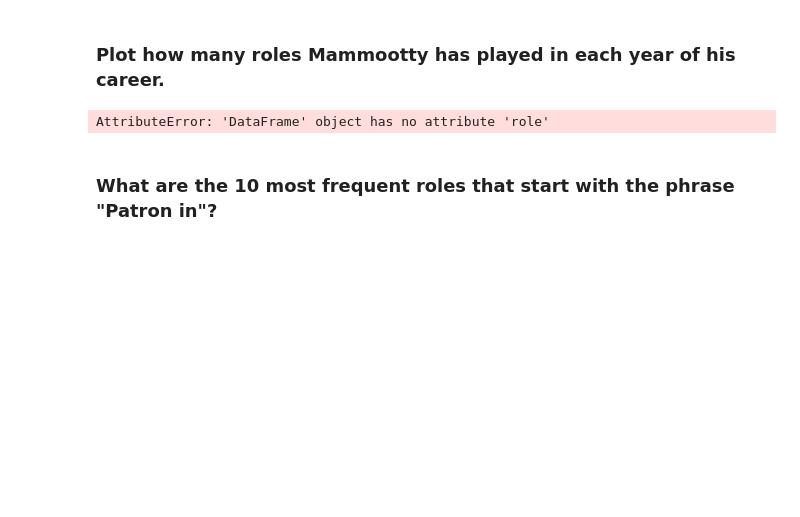
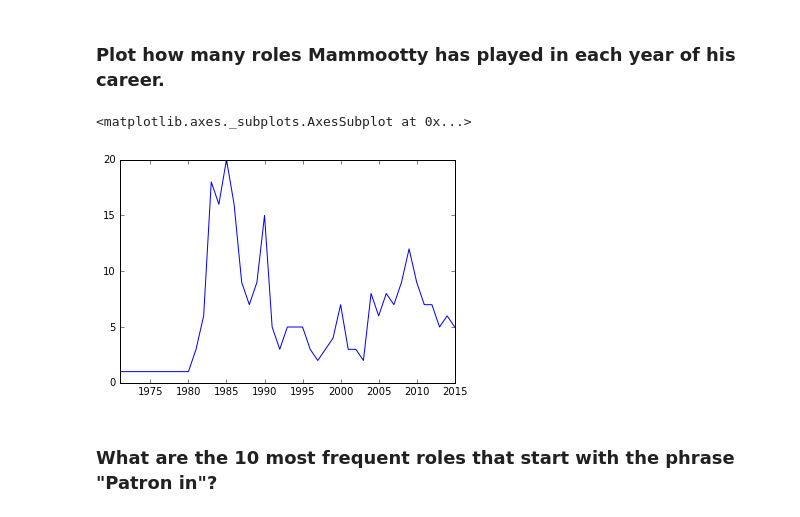
Before and after one commit to climberwb/pycon-pandas-tutorial, a Jupyter notebook: Exercises-2.ipynb, the cells around one changed output. Drawn from its saved outputs; the diff is of its cells as text; code cells hidden in the pictures; blank space fills up the shorter version.

```diff
--- a/Exercises-2.ipynb
+++ b/Exercises-2.ipynb
@@ -148,8 +148,11 @@ Name: name, dtype: int64
 # %% [markdown]
 ### Plot how many roles Mammootty has played in each year of his career.
 # %%
-(cast[cast.role == "Mammotty"].role // 1 * 1).value_counts().sort_index().plot(kind='bar')
+# (cast[cast.name == "Mammootty"].character // 1 * 1).value_counts().sort_index().plot(kind='bar')
+
+cast[cast.name == 'Mammootty'].year.value_counts().sort_index().plot()
 # %% [output]
-AttributeError: 'DataFrame' object has no attribute 'role'
+<matplotlib.axes._subplots.AxesSubplot at 0x...>
+[figure, added]
 # %% [markdown]
 ### What are the 10 most frequent roles that start with the phrase "Patron in"?
```
Also changed, not shown: parts of 7 cells of this notebook.
